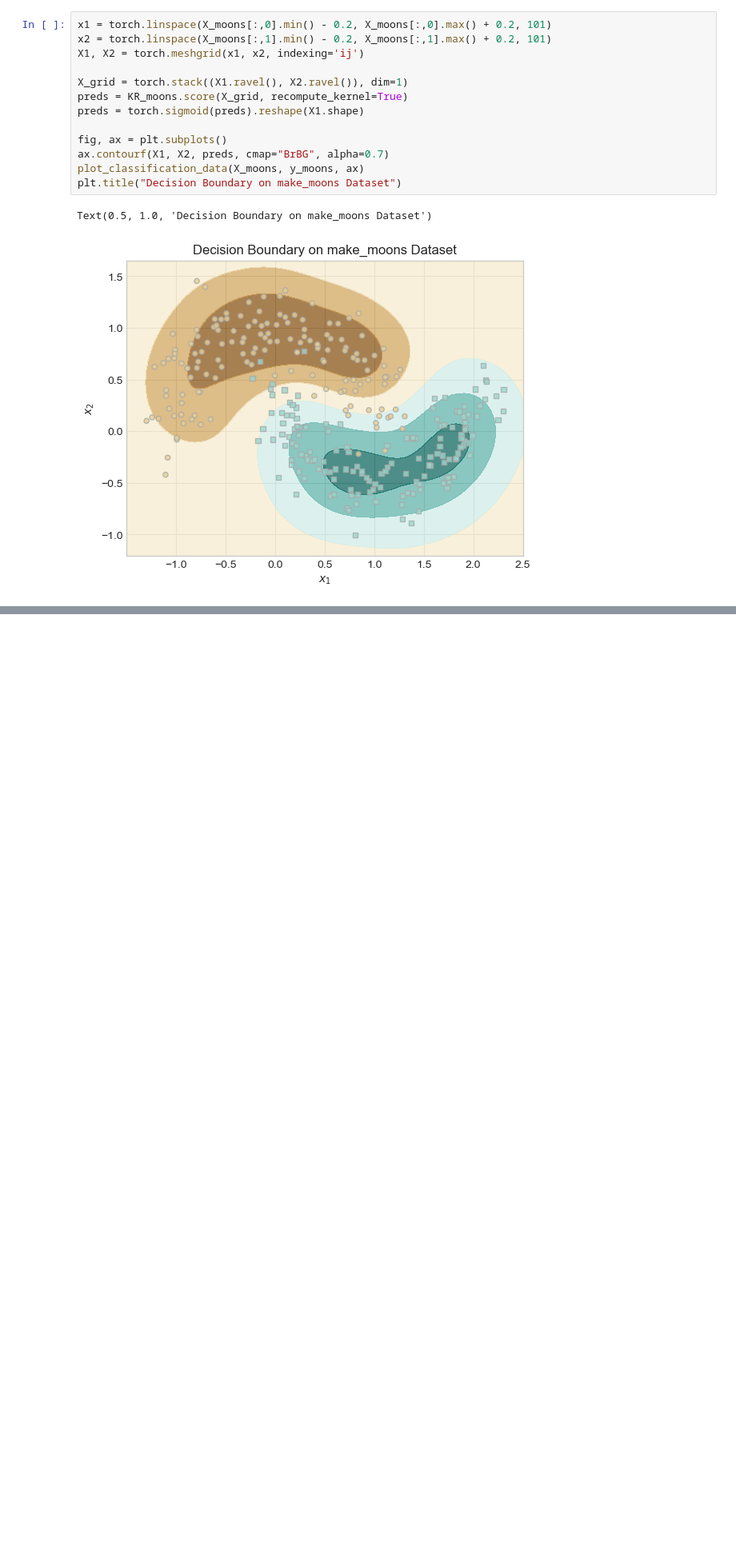
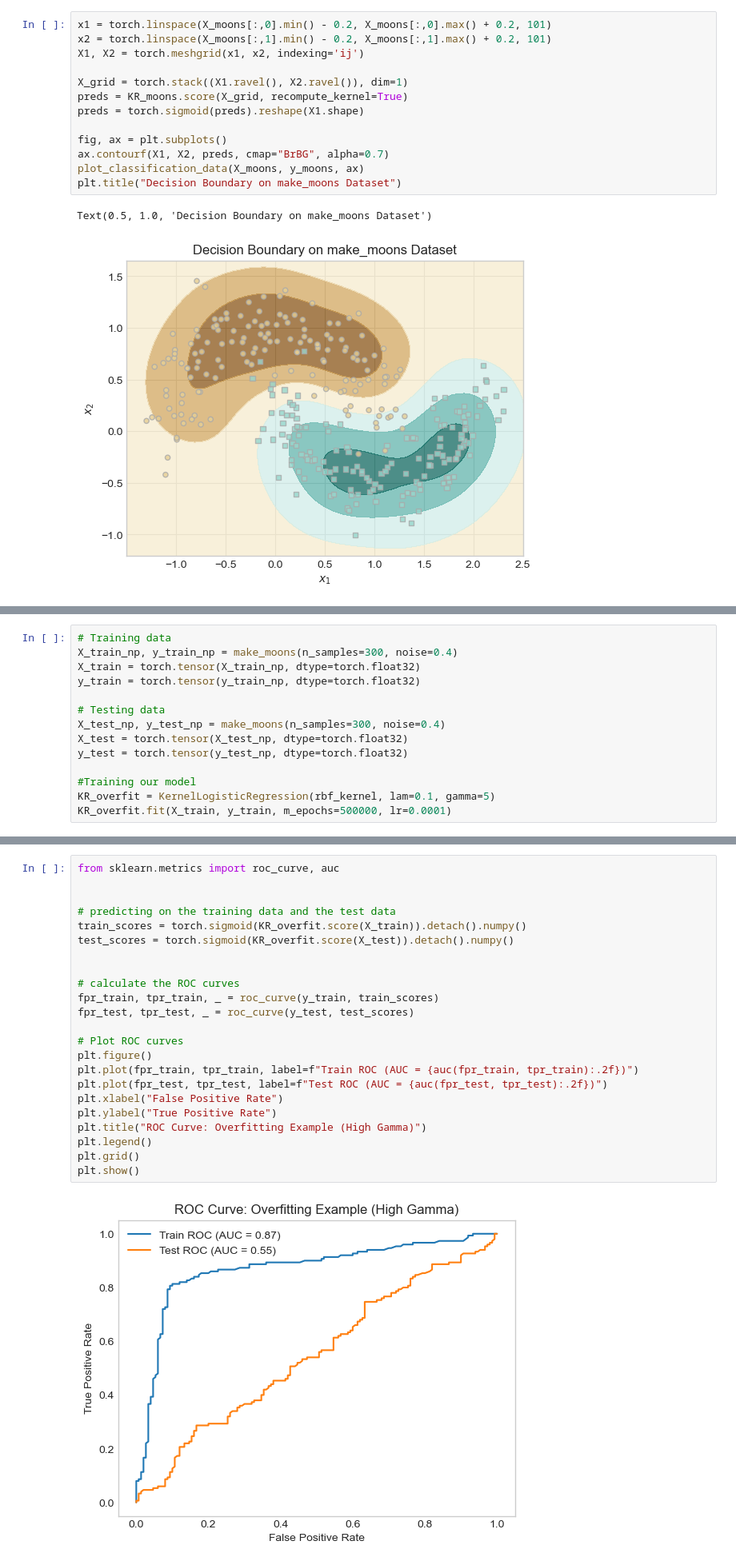
Before and after one commit to Pbabu-Github/ML-Projects, a Jupyter notebook: posts/Kernel_Machines/index.ipynb, the cells around one changed output, grey strips where cells are left out. Shown at 80% size. Saved outputs shown, nothing was run; the diff lists cells and outputs as text; blank space fills up the shorter version.

```diff
--- a/posts/Kernel_Machines/index.ipynb
+++ b/posts/Kernel_Machines/index.ipynb
@@ -217,0 +228,14 @@ Text(0.5, 1.0, 'Decision Boundary on make_moons Dataset')
+# %%
+# Training data
+X_train_np, y_train_np = make_moons(n_samples=300, noise=0.4)
+X_train = torch.tensor(X_train_np, dtype=torch.float32)
+y_train = torch.tensor(y_train_np, dtype=torch.float32)
+
+# Testing data
+X_test_np, y_test_np = make_moons(n_samples=300, noise=0.4)
+X_test = torch.tensor(X_test_np, dtype=torch.float32)
+y_test = torch.tensor(y_test_np, dtype=torch.float32)
+
+#Training our model
+KR_overfit = KernelLogisticRegression(rbf_kernel, lam=0.1, gamma=5)
+KR_overfit.fit(X_train, y_train, m_epochs=500000, lr=0.0001)
@@ -217,0 +250,25 @@ Text(0.5, 1.0, 'Decision Boundary on make_moons Dataset')
+# %%
+from sklearn.metrics import roc_curve, auc
+
+
+# predicting on the training data and the test data
+train_scores = torch.sigmoid(KR_overfit.score(X_train)).detach().numpy()
+test_scores = torch.sigmoid(KR_overfit.score(X_test)).detach().numpy()
+
+
+# calculate the ROC curves
+fpr_train, tpr_train, _ = roc_curve(y_train, train_scores)
+fpr_test, tpr_test, _ = roc_curve(y_test, test_scores)
+
+# Plot ROC curves
+plt.figure()
+plt.plot(fpr_train, tpr_train, label=f"Train ROC (AUC = {auc(fpr_train, tpr_train):.2f})")
+plt.plot(fpr_test, tpr_test, label=f"Test ROC (AUC = {auc(fpr_test, tpr_test):.2f})")
+plt.xlabel("False Positive Rate")
+plt.ylabel("True Positive Rate")
+plt.title("ROC Curve: Overfitting Example (High Gamma)")
+plt.legend()
+plt.grid()
+plt.show()
+# %% [output]
+[figure, added]
```
Also changed, not shown: parts of 5 cells of this notebook, 5 other files.
